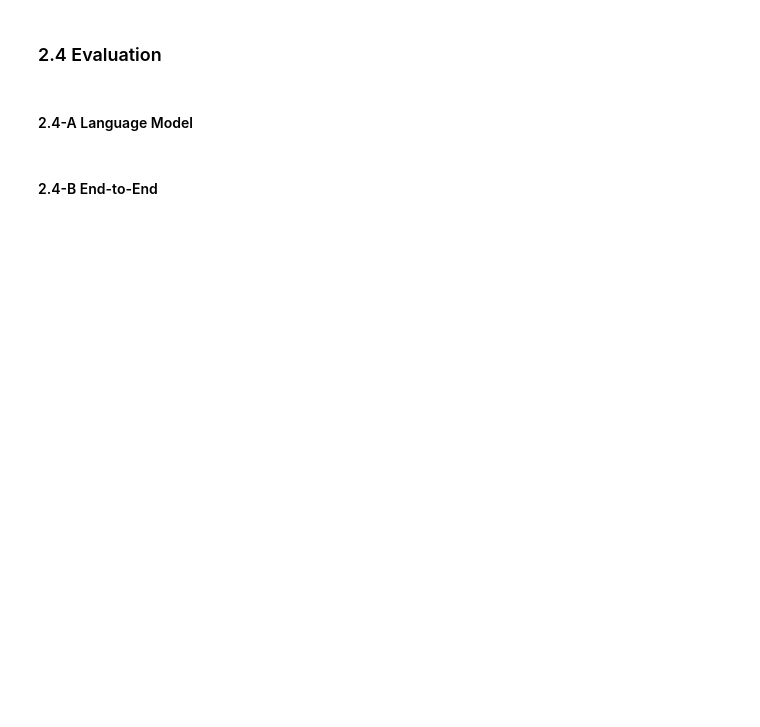
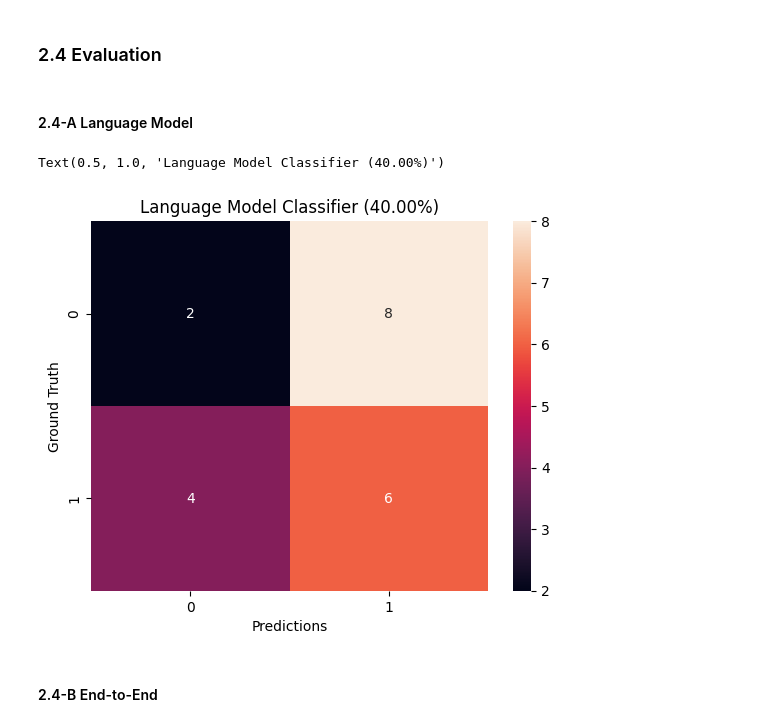
Before and after one commit to OmriGruman/imdb-reviews-lm-classification, a Jupyter notebook: lm-classification.ipynb, the cells around one changed output. Cells and saved outputs as stored; diff of their text form; code cells hidden in the pictures; blank space fills up the shorter version.

```diff
--- a/lm-classification.ipynb
+++ b/lm-classification.ipynb
@@ -358,2 +537,6 @@ generate(imdb_lm,
+# %%
+clf_train_dl = DataLoader(clf_train_ds, batch_size=4, shuffle=True, collate_fn=my_collate_fn)
+clf_val_dl = DataLoader(clf_val_ds, batch_size=4, shuffle=True, collate_fn=my_collate_fn)
+clf_test_dl = DataLoader(clf_test_ds, batch_size=4, shuffle=False, collate_fn=my_collate_fn)
 # %% [markdown]
 ### 2.2 Model Definition
@@ -359,0 +579,3 @@ generate(imdb_lm,
+# %%
+lm_clf = LanguageModelClassifier(lm, num_features=100, num_classes=2)
+lm_clf
@@ -359,0 +643,3 @@ generate(imdb_lm,
+# %%
+e2e_clf = EndToEndTextClassifier(id2word=clf_train_ds.id2word, cell_dim=100, num_layers=1, num_classes=2)
+e2e_clf
@@ -367,5 +815,37 @@ generate(imdb_lm,
 ### 2.4 Evaluation
 # %% [markdown]
 #### 2.4-A Language Model
+# %%
+loss_fn = nn.CrossEntropyLoss()
+
+lm_clf.eval()
+
+loss = 0.
+all_pred = []
+all_y = []
+
+for i, (X, y) in enumerate(clf_test_dl, start=1):
+
+    # Use GPU
+    X, y = X.to(device), y.to(device)
+
+    with torch.no_grad():
+
+        # Forward
+        predictions = lm_clf(X)
+
+    # Gather data and report
+    all_pred += torch.argmax(predictions, axis=1).tolist()
+    all_y += y.tolist()
+# %%
+lm_accuracy = (np.array(all_pred) == np.array(all_y)).sum() / len(all_y)
+lm_cm = confusion_matrix(all_y, all_pred)
+sns.heatmap(lm_cm, annot=lm_cm)
+plt.ylabel("Ground Truth")
+plt.xlabel("Predictions")
+plt.title(f"Language Model Classifier ({100 * lm_accuracy:.2f}%)")
+# %% [output]
+Text(0.5, 1.0, 'Language Model Classifier (40.00%)')
+[figure, added]
 # %% [markdown]
 #### 2.4-B End-to-End
```
Also changed, not shown: parts of 44 cells of this notebook.
